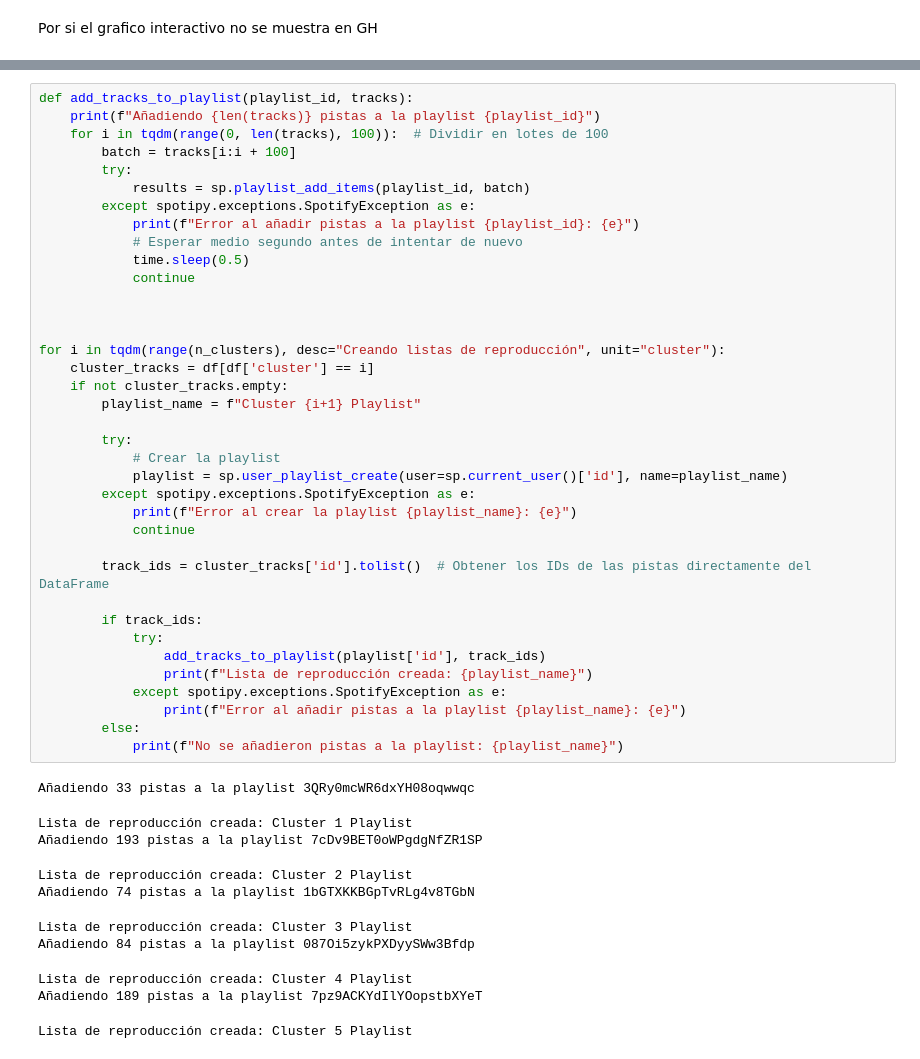
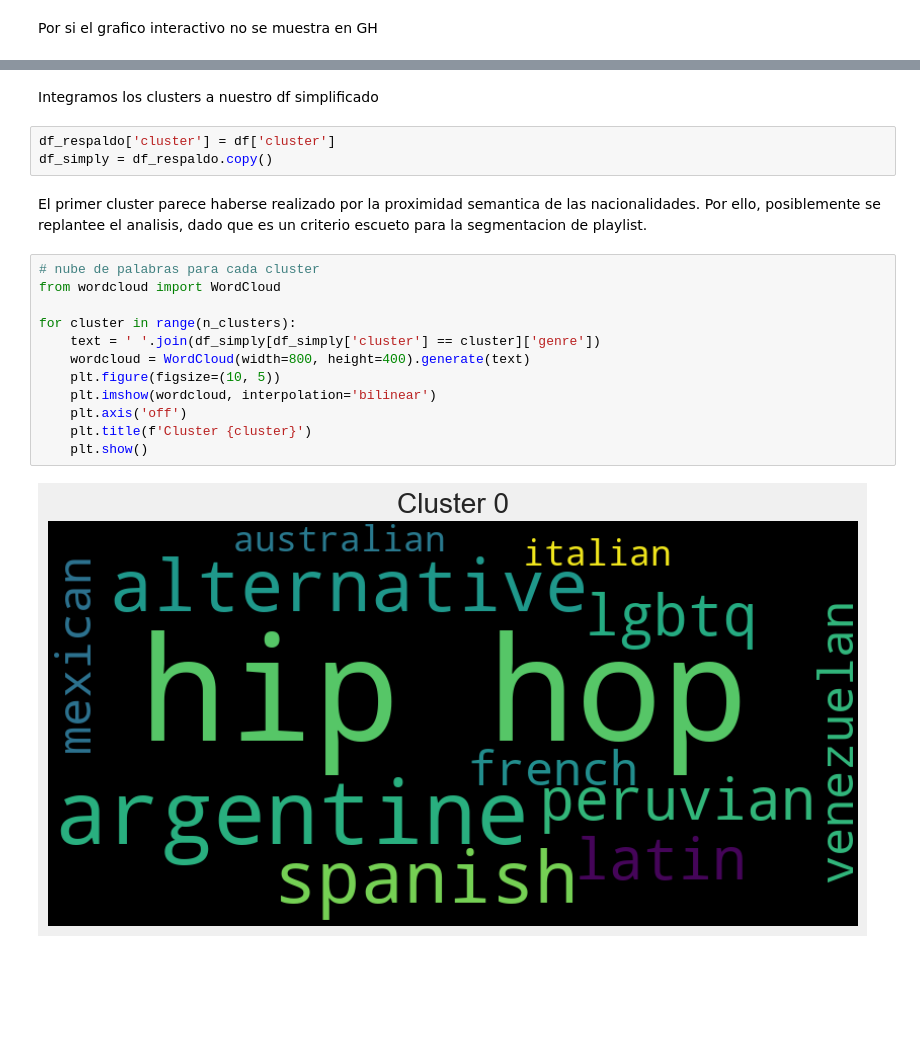
Before and after one commit to R0SEWT/SpotiOrganizer, a Jupyter notebook: clasificador.ipynb, the cells around one changed output, grey strips where cells are left out. Cells and saved outputs as stored; diff of their text form; blank space fills up the shorter version.

```diff
--- a/clasificador.ipynb
+++ b/clasificador.ipynb
@@ -358,48 +312,21 @@ Name: count, dtype: int64
-# %%
-def add_tracks_to_playlist(playlist_id, tracks):
-    print(f"Añadiendo {len(tracks)} pistas a la playlist {playlist_id}")
-    for i in tqdm(range(0, len(tracks), 100)):  # Dividir en lotes de 100
-        batch = tracks[i:i + 100]
-        try:
-            results = sp.playlist_add_items(playlist_id, batch)
-        except spotipy.exceptions.SpotifyException as e:
-            print(f"Error al añadir pistas a la playlist {playlist_id}: {e}")
-            # Esperar medio segundo antes de intentar de nuevo
-            time.sleep(0.5)
-            continue
-
-
-
-for i in tqdm(range(n_clusters), desc="Creando listas de reproducción", unit="cluster"):
-    cluster_tracks = df[df['cluster'] == i]
-    if not cluster_tracks.empty:
-        playlist_name = f"Cluster {i+1} Playlist"
-
-        try:
-            # Crear la playlist
-            playlist = sp.user_playlist_create(user=sp.current_user()['id'], name=playlist_name)
-        except spotipy.exceptions.SpotifyException as e:
-            print(f"Error al crear la playlist {playlist_name}: {e}")
-            continue
-
-        track_ids = cluster_tracks['id'].tolist()  # Obtener los IDs de las pistas directamente del DataFrame
-
-        if track_ids:
-            try:
-                add_tracks_to_playlist(playlist['id'], track_ids)
-                print(f"Lista de reproducción creada: {playlist_name}")
-            except spotipy.exceptions.SpotifyException as e:
-                print(f"Error al añadir pistas a la playlist {playlist_name}: {e}")
-        else:
-            print(f"No se añadieron pistas a la playlist: {playlist_name}")
-# %% [output]
-Añadiendo 33 pistas a la playlist 3QRy0mcWR6dxYH08oqwwqc
-Lista de reproducción creada: Cluster 1 Playlist
-Añadiendo 193 pistas a la playlist 7cDv9BET0oWPgdgNfZR1SP
-Lista de reproducción creada: Cluster 2 Playlist
-Añadiendo 74 pistas a la playlist 1bGTXKKBGpTvRLg4v8TGbN
-Lista de reproducción creada: Cluster 3 Playlist
-Añadiendo 84 pistas a la playlist 087Oi5zykPXDyySWw3Bfdp
-Lista de reproducción creada: Cluster 4 Playlist
-Añadiendo 189 pistas a la playlist 7pz9ACKYdIlYOopstbXYeT
-Lista de reproducción creada: Cluster 5 Playlist
+# %% [markdown]
+Integramos los clusters a nuestro df simplificado
+# %%
+df_respaldo['cluster'] = df['cluster']
+df_simply = df_respaldo.copy()
+# %% [markdown]
+El primer cluster parece haberse realizado por la proximidad semantica de las nacionalidades. Por ello, posiblemente se replantee el analisis, dado que es un criterio escueto para la segmentacion de playlist.
+# %%
+# nube de palabras para cada cluster
+from wordcloud import WordCloud
+
+for cluster in range(n_clusters):
+    text = ' '.join(df_simply[df_simply['cluster'] == cluster]['genre'])
+    wordcloud = WordCloud(width=800, height=400).generate(text)
+    plt.figure(figsize=(10, 5))
+    plt.imshow(wordcloud, interpolation='bilinear')
+    plt.axis('off')
+    plt.title(f'Cluster {cluster}')
+    plt.show()
+# %% [output]
+[figure, added]
```
Also changed, not shown: parts of 44 cells of this notebook, 6 other files.
